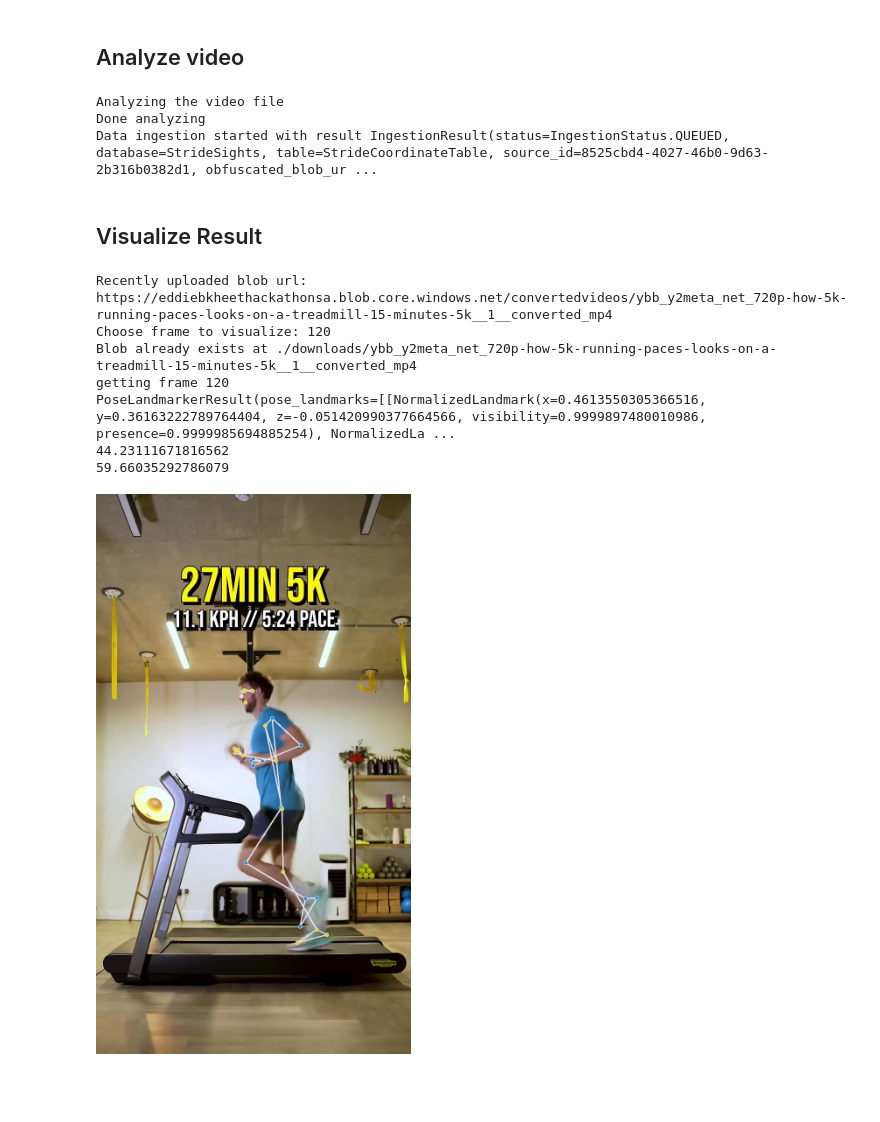
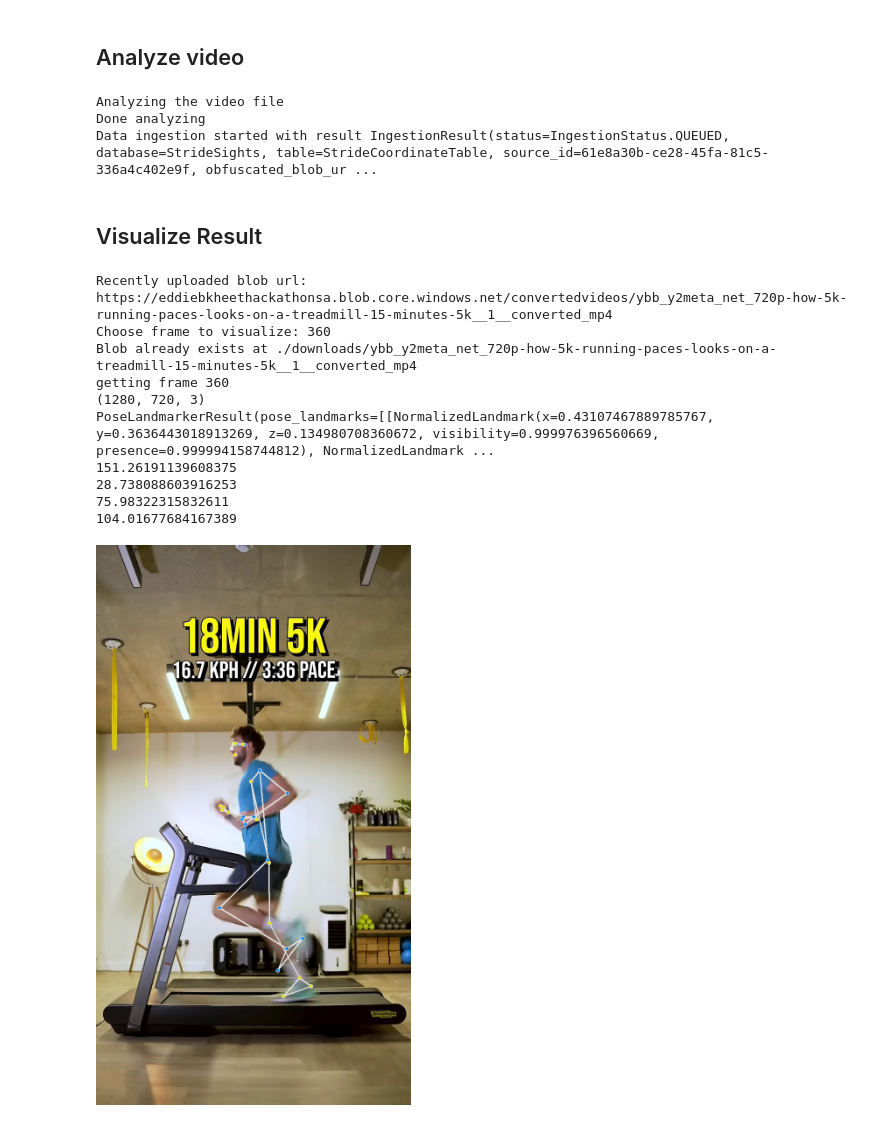
Before and after one commit to ohadtay/StrideSight, a Jupyter notebook: StrideSight.ipynb, the cells around one changed output. Cells and saved outputs as stored; diff of their text form; code cells hidden in the pictures; blank space fills up the shorter version.

```diff
--- a/StrideSight.ipynb
+++ b/StrideSight.ipynb
@@ -329,13 +329,15 @@ def AnalyzeVideo(video_path):
               ret, frame = cap.read()
               if ret == True:
                   if frame_count % frame_skip == 0:  # Process every 'frame_skip' frames
+
+                      frame_shape = frame.shape
                       image = mp.Image(image_format=mp.ImageFormat.SRGB, data=cv2.cvtColor(frame, cv2.COLOR_BGR2RGB))
                       detection_result = detector.detect(image)
 
                       # todo: maybe support another person (??)
                       data = []
                       for l in detection_result.pose_landmarks[0]:
-                        data.extend((l.x, l.y))
+                        data.extend((l.x * frame_shape[1], l.y*frame_shape[0]))
                       data.extend((int(frame_count), blob_url))
 
                       results.append(data)
@@ -366,7 +368,7 @@ video_results = AnalyzeVideo(converted_file_name)
 # %% [output]
 Analyzing the video file
 Done analyzing
-Data ingestion started with result IngestionResult(status=IngestionStatus.QUEUED, database=StrideSights, table=StrideCoordinateTable, source_id=8525cbd4-4027-46b0-9d63-2b316b0382d1, obfuscated_blob_ur ...
+Data ingestion started with result IngestionResult(status=IngestionStatus.QUEUED, database=StrideSights, table=StrideCoordinateTable, source_id=61e8a30b-ce28-45fa-81c5-336a4c402e9f, obfuscated_blob_ur ...
 # %% [markdown]
 ## Visualize Result
 # %%
@@ -450,10 +452,13 @@ def GetFrameFromVideo(video_file, frame_number):
   return frame
 
 frame = GetFrameFromVideo(video_file, frame_number)
+
+print(frame.shape)
 # cv2_imshow(frame)
 
 image = mp.Image(image_format=mp.ImageFormat.SRGB, data=cv2.cvtColor(frame, cv2.COLOR_BGR2RGB))
 detection_result = detector.detect(image)
+
 print(detection_result)
 
 keypoints = detection_result.pose_landmarks[0]
@@ -464,39 +469,57 @@ mp_pose = mp.solutions.pose
 hip = [landmarks[mp_pose.PoseLandmark.RIGHT_HIP.value].x,landmarks[mp_pose.PoseLandmark.RIGHT_HIP.value].y]
 knee = [landmarks[mp_pose.PoseLandmark.RIGHT_KNEE.value].x,landmarks[mp_pose.PoseLandmark.RIGHT_KNEE.value].y]
 ankle = [landmarks[mp_pose.PoseLandmark.RIGHT_ANKLE.value].x,landmarks[mp_pose.PoseLandmark.RIGHT_ANKLE.value].y]
+# 1280, 720,
 
+# X * shape[1]
+# Y * shape[0]
 def calculate_angle(a,b,c):
     a = np.array(a) # First
     b = np.array(b) # Mid
     c = np.array(c) # End
 
-    radians = np.arctan2(c[1]-b[1], c[0]-b[0]) - np.arctan2(a[1]-b[1], a[0]-b[0])
+    radians = np.arctan2(c[1]*1280-b[1]*1280, c[0]*720-b[0]*720) - np.arctan2(a[1]*1280-b[1]*1280, a[0]*720-b[0]*720)
     angle = np.abs(radians*180.0/np.pi)
 
     if angle >180.0:
         angle = 360-angle
 
     return angle
 
 angle_knee = calculate_angle(hip, knee, ankle)
 knee_angle = 180-angle_knee
+print(angle_knee)
 print(knee_angle)
+
+hip = [landmarks[mp_pose.PoseLandmark.LEFT_HIP.value].x,landmarks[mp_pose.PoseLandmark.LEFT_HIP.value].y]
+knee = [landmarks[mp_pose.PoseLandmark.LEFT_KNEE.value].x,landmarks[mp_pose.PoseLandmark.LEFT_KNEE.value].y]
+ankle = [landmarks[mp_pose.PoseLandmark.LEFT_ANKLE.value].x,landmarks[mp_pose.PoseLandmark.LEFT_ANKLE.value].y]
+
+angle_knee = calculate_angle(hip, knee, ankle)
+knee_angle = 180-angle_knee
+print(angle_knee)
+print(knee_angle)
+
+
 
 k23 = keypoints[23]
 k25 = keypoints[25]
 k27 = keypoints[27]
 
 
-print(calculate_angle((k23.x, k23.y), (k25.x, k25.y), (k27.x, k27.y)))
+# print(calculate_angle((k23.x, k23.y), (k25.x, k25.y), (k27.x, k27.y)))
 
 annotated_image = draw_landmarks_on_image(image.numpy_view(), detection_result)
 cv2_imshow(cv2.cvtColor(annotated_image, cv2.COLOR_RGB2BGR))  # Display the frame
 # %% [output]
 Recently uploaded blob url: https://eddiebkheethackathonsa.blob.core.windows.net/convertedvideos/ybb_y2meta_net_720p-how-5k-running-paces-looks-on-a-treadmill-15-minutes-5k__1__converted_mp4
-Choose frame to visualize: 120
+Choose frame to visualize: 360
 Blob already exists at ./downloads/ybb_y2meta_net_720p-how-5k-running-paces-looks-on-a-treadmill-15-minutes-5k__1__converted_mp4
-getting frame 120
-PoseLandmarkerResult(pose_landmarks=[[NormalizedLandmark(x=0.4613550305366516, y=0.36163222789764404, z=-0.051420990377664566, visibility=0.9999897480010986, presence=0.9999985694885254), NormalizedLa ...
-44.23111671816562
-59.66035292786079
+getting frame 360
+(1280, 720, 3)
+PoseLandmarkerResult(pose_landmarks=[[NormalizedLandmark(x=0.43107467889785767, y=0.3636443018913269, z=0.134980708360672, visibility=0.999976396560669, presence=0.999994158744812), NormalizedLandmark ...
+151.26191139608375
+28.738088603916253
+75.98322315832611
+104.01677684167389
-[figure, old version]
+[figure, new version]
```
